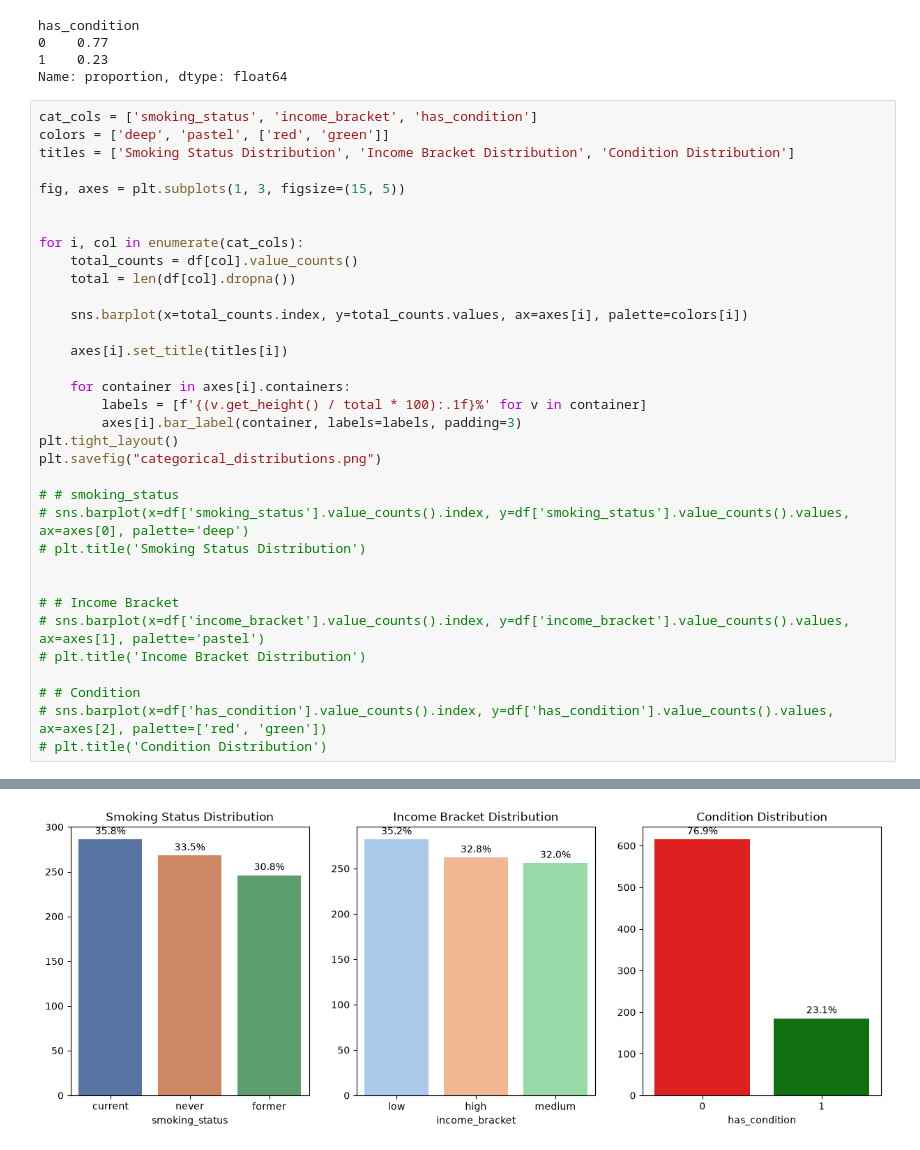
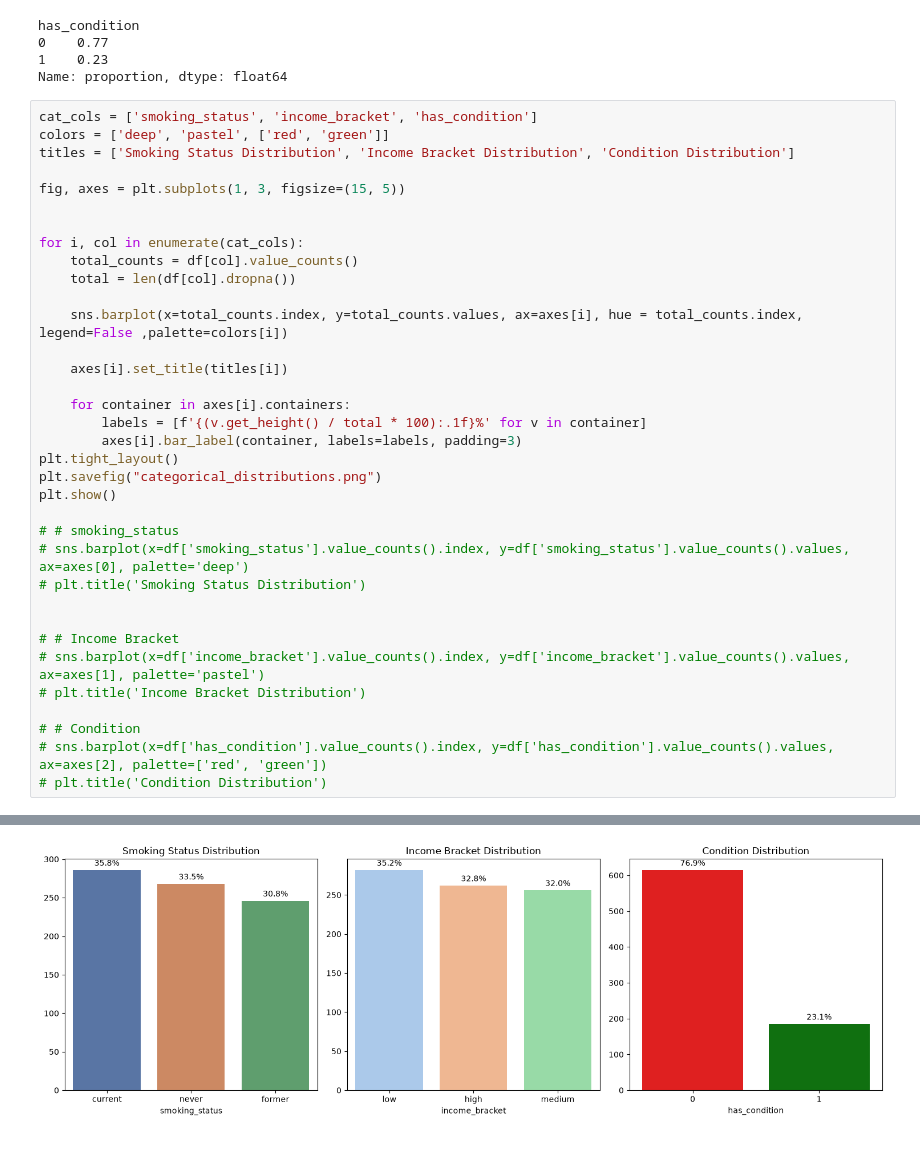
Before and after one commit to Wewds1/Learning_ML, a Jupyter notebook: 02_imputation_and_missing_data/lesson_2.ipynb, the cells around one changed output, grey strips where cells are left out. Cells and saved outputs as stored; diff of their text form.

```diff
--- a/02_imputation_and_missing_data/lesson_2.ipynb
+++ b/02_imputation_and_missing_data/lesson_2.ipynb
@@ -132,7 +132,7 @@ for i, col in enumerate(cat_cols):
     total_counts = df[col].value_counts()
     total = len(df[col].dropna())
 
-    sns.barplot(x=total_counts.index, y=total_counts.values, ax=axes[i], palette=colors[i])
+    sns.barplot(x=total_counts.index, y=total_counts.values, ax=axes[i], hue = total_counts.index, legend=False ,palette=colors[i])
 
     axes[i].set_title(titles[i])
 
@@ -141,6 +141,7 @@ for i, col in enumerate(cat_cols):
         axes[i].bar_label(container, labels=labels, padding=3)
 plt.tight_layout()
 plt.savefig("categorical_distributions.png")
+plt.show()
 
 # # smoking_status
 # sns.barplot(x=df['smoking_status'].value_counts().index, y=df['smoking_status'].value_counts().values, ax=axes[0], palette='deep')
@@ -169,2 +159,2 @@ Passing `palette` without assigning `hue` is deprecated and will be removed in v
-[figure, old version]
+[figure, new version]
 # %%
```
Also changed, not shown: parts of 4 cells of this notebook.
